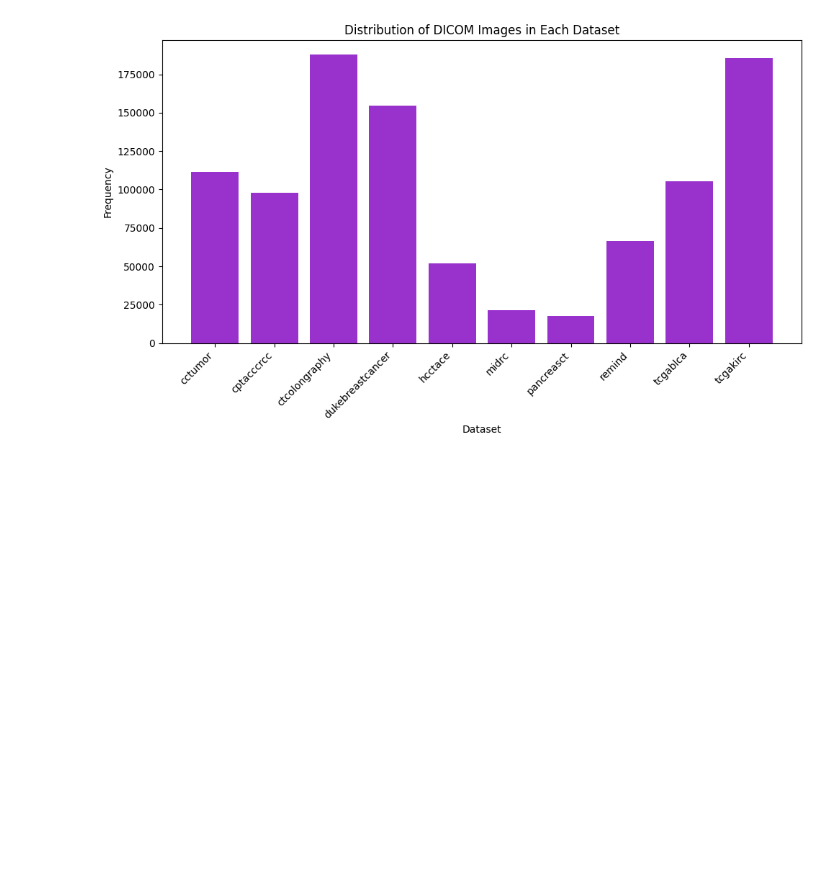
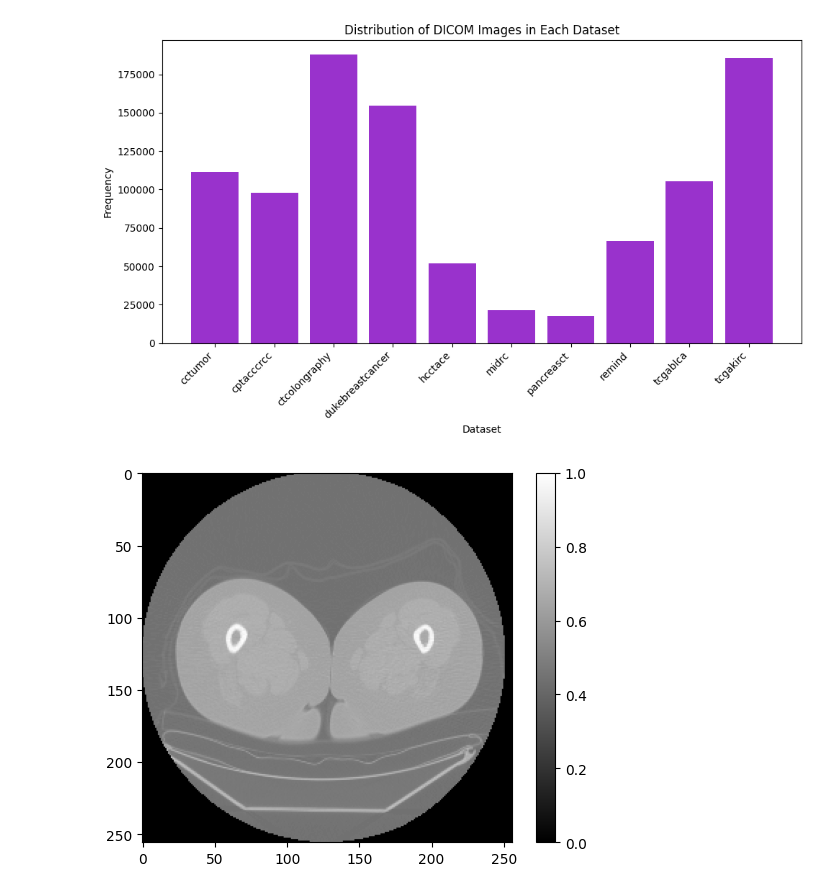
Before and after one commit to EthanHaque/medical_image_segmentation, a Jupyter notebook: medical_image_segmentation/notebooks/visualize.ipynb, the cells around one changed output. Drawn from its saved outputs; the diff is of its cells as text; code cells hidden in the pictures; blank space fills up the shorter version.

Commit message:
Creating iterable dataset

```diff
--- a/medical_image_segmentation/notebooks/visualize.ipynb
+++ b/medical_image_segmentation/notebooks/visualize.ipynb
@@ -124,3 +128,14 @@ for file_path in image_paths:
 plot_dataset_counts(dataset_counts)
 # %% [output]
 [figure]
+# %%
+image_paths = subset.get_image_paths(original_to_new_map_path)
+dataset = subset.DICOMImageDataset(image_paths, (256, 256))
+# %%
+idx = random.randint(0, len(dataset) - 1)
+im = dataset.__getitem__(idx)
+plt.imshow(im, cmap="gray", vmin=0, vmax=1)
+plt.colorbar()
+plt.show()
+# %% [output]
+[figure, added]
```
Also changed, not shown: parts of 1 cell of this notebook, 1 other file.
